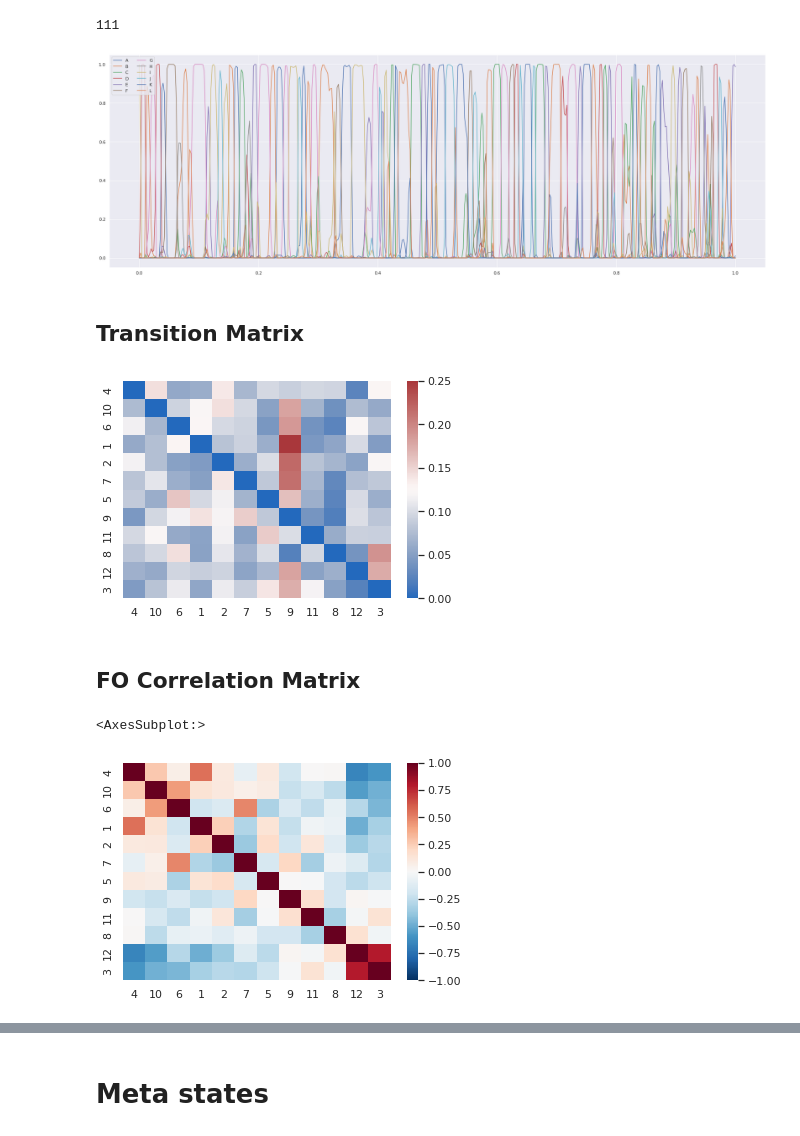
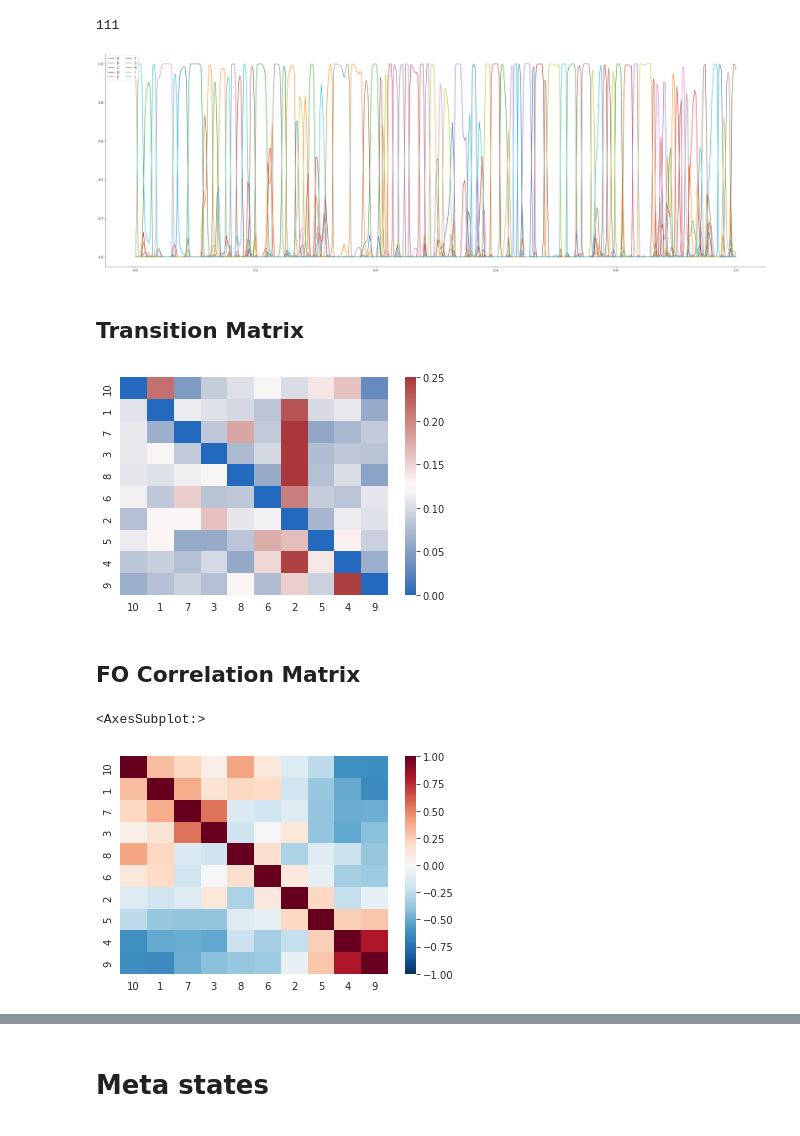
Before and after one commit to Wetiqe/MSc-Data-Analysis, a Jupyter notebook: scripts/metastate.ipynb, the cells around one changed output, grey strips where cells are left out. Cells and saved outputs as stored; diff of their text form; code cells hidden in the pictures.

```diff
--- a/scripts/metastate.ipynb
+++ b/scripts/metastate.ipynb
@@ -11,0 +20,5 @@ from warpped.global_variables import *
+# %%
+# Global settings
+sns.set_style("white")
+pd.set_option('max_columns',1000)
+pd.set_option('max_row',300)
@@ -12,6 +27,6 @@ from warpped.global_variables import *
 # %%
 # The selected model should be contained in global_variables, if wanna try different parameter then uncomment bleow
-# K_state=12; rep_num = 2
+K_state=10; rep_num = 1
 
 hmm_file = base+f'chronotype_k{K_state}_rep_{rep_num}.mat'
 hmminfo_file = base+f'hmminfo/hmminfo_k{K_state}_rep_{rep_num}.mat'
@@ -54,14 +69,14 @@ def list_average(data_list):
 # %%
 legands = 'ABCDEFGHIJKLMNOPQRSTUVWXYZ'
 for i in range(1):
     gamma_sub_list[0].shape
     x = np.linspace(0, 1, 450)
-    sns.set()
     plt.figure(figsize=(30,10))
     plt.plot(x, gamma_sub_list[i])
+    fig_set()
     plt.legend(legands[:K_state], ncol=round(K_state/5), loc='upper left');
 # %% [output]
-[figure, old version]
+[figure, new version]
 # %% [markdown]
 ## Transition Matrix
 # %%
@@ -69,14 +84,14 @@ for cmap in ['vlag']:
     sns.heatmap(ordered_p,cmap=cmap,vmax=0.25 )
     plt.show()
 # %% [output]
-[figure, old version]
+[figure, new version]
 # %% [markdown]
 ##  FO Correlation Matrix
 # %%
 sns.heatmap(fo_corr,vmin=-1,cmap='RdBu_r')
 # %% [output]
 <AxesSubplot:>
-[figure, old version]
+[figure, new version]
 # %%
 sns.clustermap(fo_corr)
 # %% [output]
```
Also changed, not shown: parts of 11 cells of this notebook, 11 other files.
